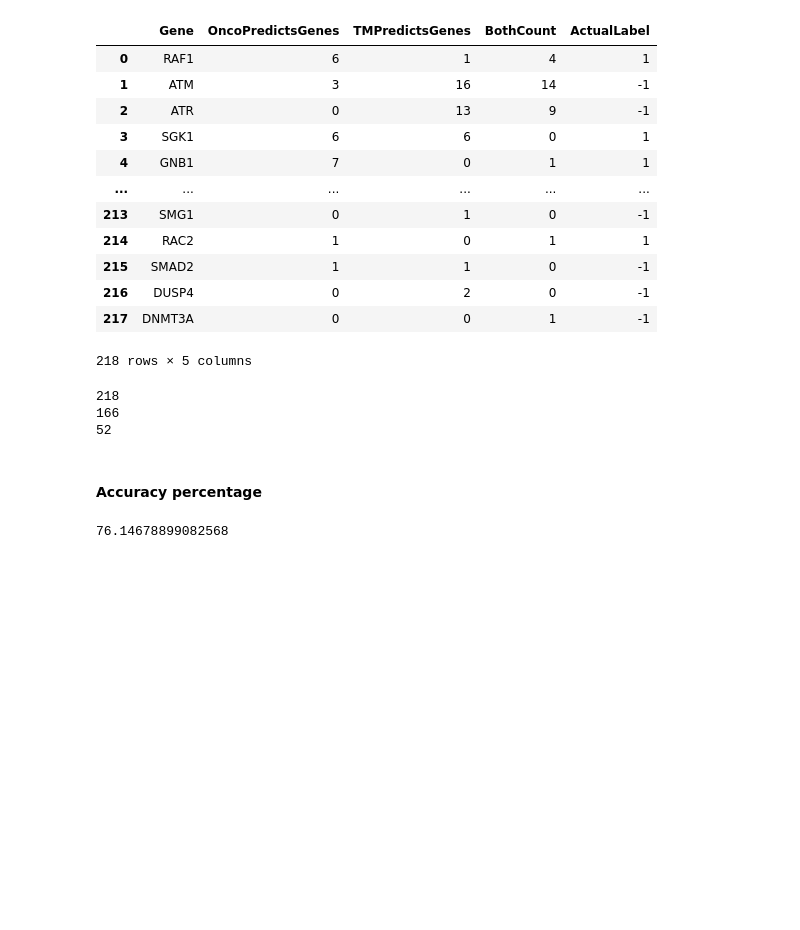
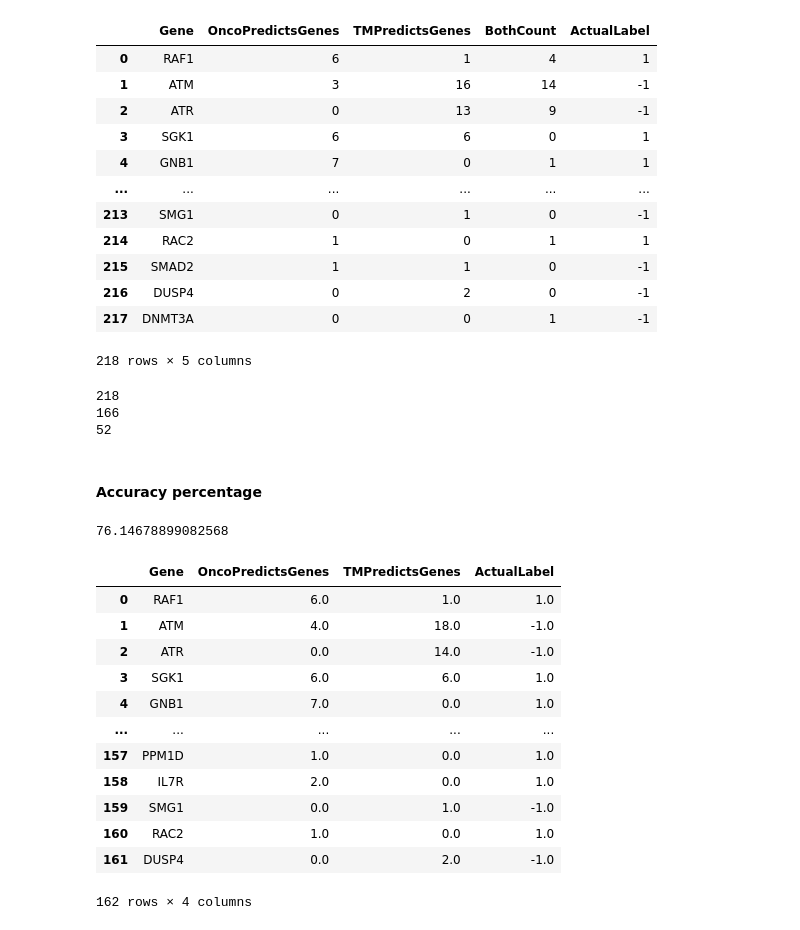
Before and after one commit to KisanThapa/GeneMutationClassification, a Jupyter notebook: notebook_final.ipynb, the cells around one changed output. Drawn from its saved outputs; the diff is of its cells as text; code cells hidden in the pictures; blank space fills up the shorter version.

```diff
--- a/notebook_final.ipynb
+++ b/notebook_final.ipynb
@@ -302,0 +319,16 @@ accuracy
+# %%
+correct_pred_genes
+# %% [output]
+|  | Gene | OncoPredictsGenes | TMPredictsGenes | ActualLabel |
+| 0 | RAF1 | 6.0 | 1.0 | 1.0 |
+| 1 | ATM | 4.0 | 18.0 | -1.0 |
+| 2 | ATR | 0.0 | 14.0 | -1.0 |
+| 3 | SGK1 | 6.0 | 6.0 | 1.0 |
+| 4 | GNB1 | 7.0 | 0.0 | 1.0 |
+| ... | ... | ... | ... | ... |
+| 157 | PPM1D | 1.0 | 0.0 | 1.0 |
+| 158 | IL7R | 2.0 | 0.0 | 1.0 |
+| 159 | SMG1 | 0.0 | 1.0 | -1.0 |
+| 160 | RAC2 | 1.0 | 0.0 | 1.0 |
+| 161 | DUSP4 | 0.0 | 2.0 | -1.0 |
+162 rows × 4 columns
```
Also changed, not shown: parts of 18 cells of this notebook, 6 other files.
